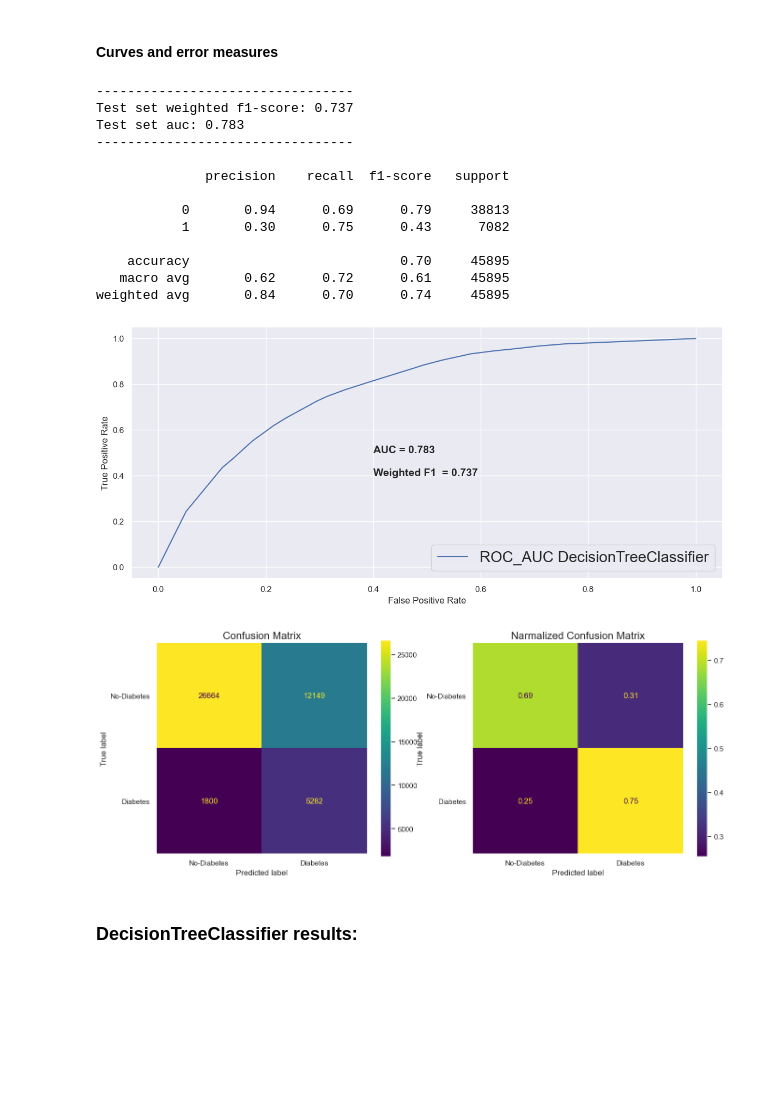
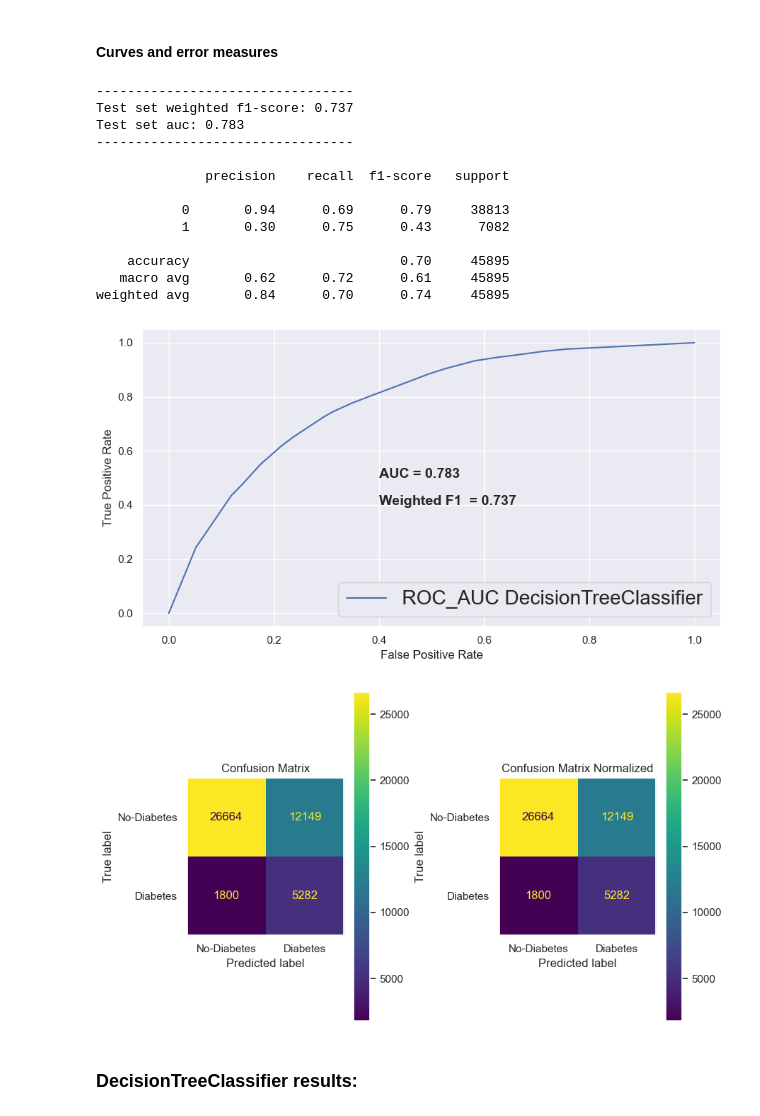
Before and after one commit to maclavijo/DiabetesPredictionProject, a Jupyter notebook: diabetes.ipynb, the cells around one changed output. Cells and saved outputs as stored; diff of their text form; code cells hidden in the pictures; blank space fills up the shorter version.

```diff
--- a/diabetes.ipynb
+++ b/diabetes.ipynb
@@ -101,34 +101,37 @@ def getMeasures(model):
 
     print(classification_report(yTest, yTestpred))
 
-    fig1, ax1 = plt.subplots(figsize=(14, 6))
+    fig1, ax1 = plt.subplots(figsize=(9, 5))
     fpr, tpr, _ = roc_curve(yTest.values, yTestpredProb)
     roc_display1 = RocCurveDisplay(fpr=fpr, tpr=tpr).plot(ax=ax1, name=f'ROC_AUC {modelName}', )
     ax1.text(0.4,0.5,f'AUC = {auc}', size=14, fontweight='semibold', )
     ax1.text(0.4,0.4,f'Weighted F1  = {f1Score}', size=14, fontweight='semibold')
     ax1.legend(loc=4, prop={'size': 20})
-
+    fig1.tight_layout()
     print()
 
-    fig2, ax2 = plt.subplots(1,2, figsize=(16, 6))
-    ax2[0].grid(False)
-    ax2[1].grid(False)
+    fig2, axs2 = plt.subplots(1,2, figsize=(9, 5))
 
     cm = confusion_matrix(yTest, yTestpred)
     cmprob = confusion_matrix(yTest, yTestpred, normalize='true')
     cm_display1 = ConfusionMatrixDisplay(cm, display_labels=['No-Diabetes', 'Diabetes'])
     cm_display2 = ConfusionMatrixDisplay(cmprob, display_labels=['No-Diabetes', 'Diabetes'])
+    cms = {'Confusion Matrix': cm, 'Confusion Matrix Normalized': cmprob}
 
-    cm_display1.plot(ax=ax2[0])
-    cm_display1.ax_.set_title("Confusion Matrix", size=16)
-    cm_display2.plot(ax=ax2[1])
-    cm_display2.ax_.set_title("Narmalized Confusion Matrix", size=16)
+    for (name,matrix), ax in zip(cms.items(), axs2.ravel()):
+        cm_display = ConfusionMatrixDisplay(cm, display_labels=['No-Diabetes', 'Diabetes'])
+        cm_display.plot(ax=ax)
+        ax.grid(False)
+        cm_display.ax_.set_title(name, size=12)
+
+    fig2.tight_layout()
+    plt.show()
 
     rtn = {}
     rtn['test_roc_auc'] = [auc]
     rtn['test_f1-score'] = [f1Score]
 
-    return rtn
+    return rtn, cmprob
 
 def getResults(model, params):
 
@@ -364,3 +371,6 @@ scoring = {"auc": "roc_auc", "f1_weighted": "f1_weighted"}
+# %%
+scoring = {"auc": "roc_auc", "f1_weighted": "f1_weighted"}
+confusion_matrices = {}
 # %% [markdown]
 ### DecisionTreeClassifier
 # %% [markdown]
@@ -436,23 +446,25 @@ train_roc_auc       :  0.785  +/- 0.0008
 # %% [markdown]
 #### Curves and error measures
 # %%
-results.update(getMeasures(modelDT))
+rtn, cm = getMeasures(modelDT)
+results.update(rtn)
+confusion_matrices.update({'Desicion Tree' : cm})
 # %% [output]
 ---------------------------------
 Test set weighted f1-score: 0.737
 Test set auc: 0.783
 ---------------------------------
 
               precision    recall  f1-score   support
 
            0       0.94      0.69      0.79     38813
            1       0.30      0.75      0.43      7082
 
     accuracy                           0.70     45895
    macro avg       0.62      0.72      0.61     45895
 weighted avg       0.84      0.70      0.74     45895
-[figure, old version]
+[figure, new version]
-[figure, old version]
+[figure, new version]
 # %% [markdown]
 ### DecisionTreeClassifier results:
 # %%
```
Also changed, not shown: parts of 22 cells of this notebook, 7 other files.
